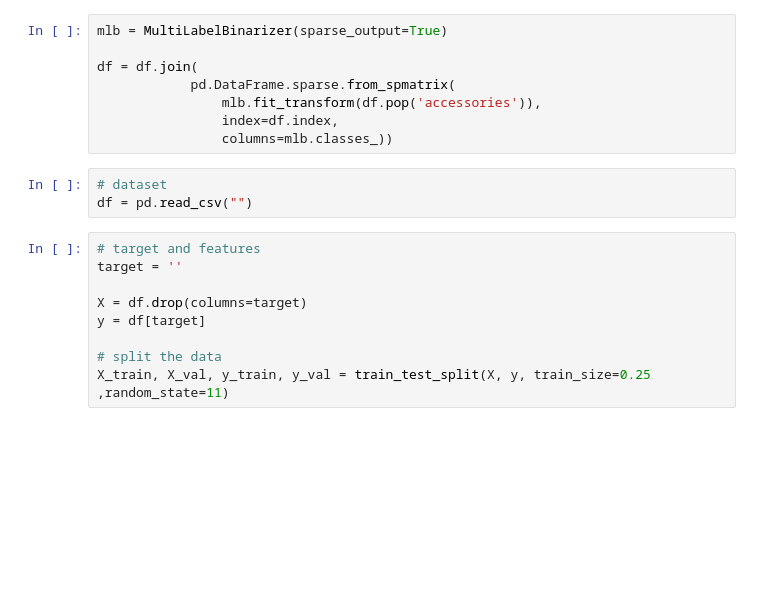
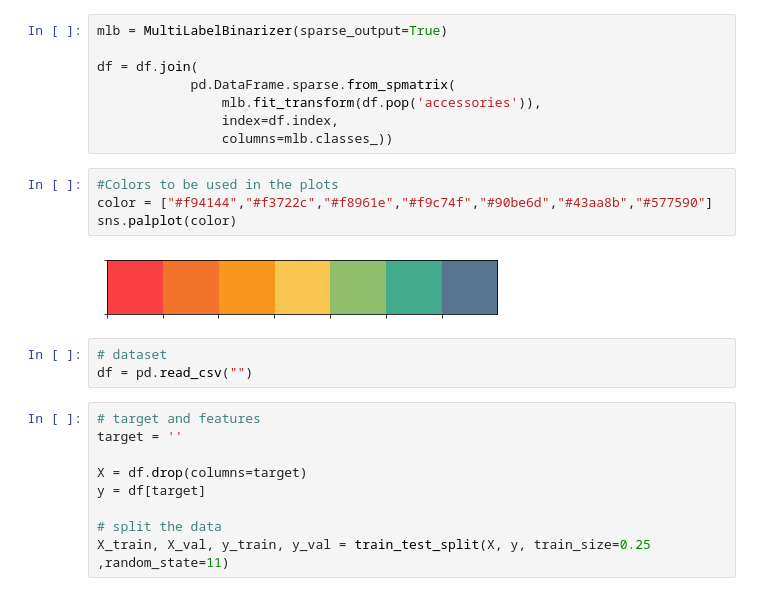
Before and after one commit to Jroc561/Model-Tester, a Jupyter notebook: research.ipynb, the cells around one changed output. Saved outputs shown, nothing was run; the diff lists cells and outputs as text; blank space fills up the shorter version.

```diff
--- a/research.ipynb
+++ b/research.ipynb
@@ -59,6 +106,12 @@ df = df.join(
                 mlb.fit_transform(df.pop('accessories')),
                 index=df.index,
                 columns=mlb.classes_))
+# %%
+#Colors to be used in the plots
+color = ["#f94144","#f3722c","#f8961e","#f9c74f","#90be6d","#43aa8b","#577590"]
+sns.palplot(color)
+# %% [output]
+[figure, added]
 # %%
 # dataset
 df = pd.read_csv("")
```
Also changed, not shown: parts of 9 cells of this notebook, 13 other files.
